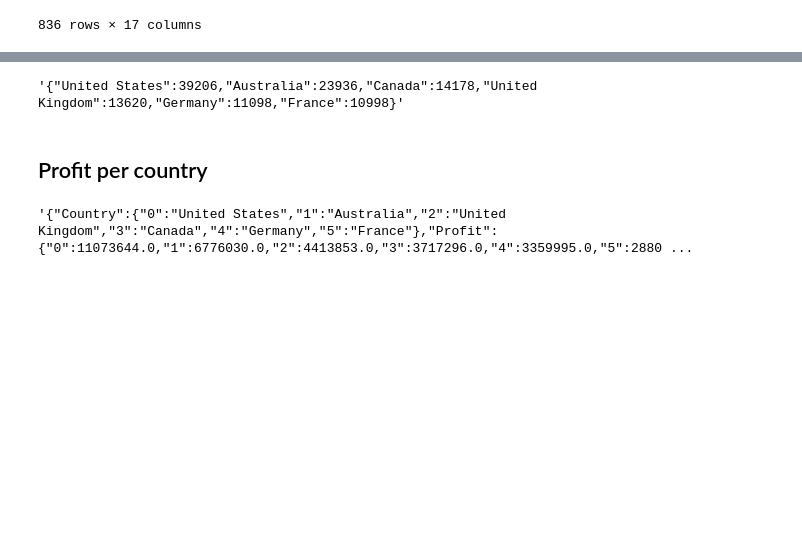
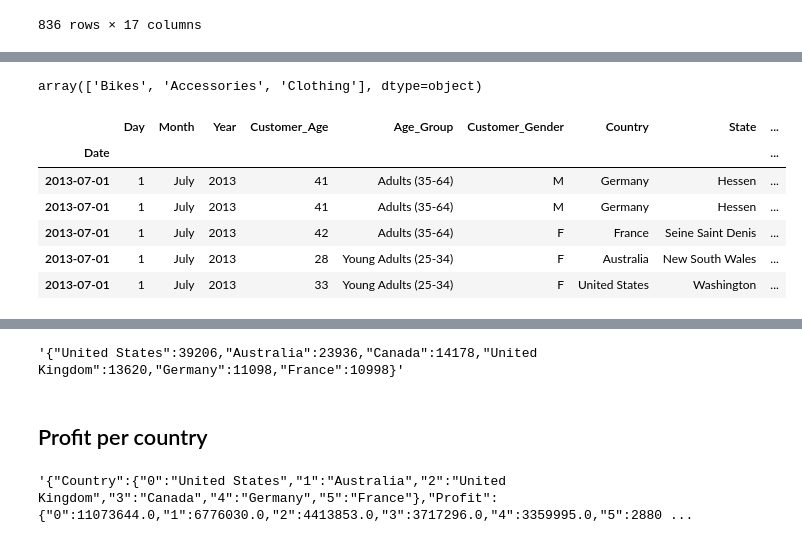
Before and after one commit to ponagr/ai_engineering_pontus_agren_grundstrom, a Jupyter notebook: code-alongs/fastapi/eda.ipynb, the cells around one changed output, grey strips where cells are left out. Drawn from its saved outputs; the diff is of its cells as text; code cells hidden in the pictures; blank space fills up the shorter version.

```diff
--- a/code-alongs/fastapi/eda.ipynb
+++ b/code-alongs/fastapi/eda.ipynb
@@ -64,0 +105,14 @@ df.loc["2014-01-20": "2014-01-25"]
+# %%
+df["Product_Category"].unique()
+# %% [output]
+array(['Bikes', 'Accessories', 'Clothing'], dtype=object)
+# %%
+df.query("Product_Category == 'Accessories'").head()
+# %% [output]
+|  | Day | Month | Year | Customer_Age | Age_Group | Customer_Gender | Country | State | ... |
+| Date |  |  |  |  |  |  |  |  | ... |
+| 2013-07-01 | 1 | July | 2013 | 41 | Adults (35-64) | M | Germany | Hessen | ... |
+| 2013-07-01 | 1 | July | 2013 | 41 | Adults (35-64) | M | Germany | Hessen | ... |
+| 2013-07-01 | 1 | July | 2013 | 42 | Adults (35-64) | F | France | Seine Saint Denis | ... |
+| 2013-07-01 | 1 | July | 2013 | 28 | Young Adults (25-34) | F | Australia | New South Wales | ... |
+| 2013-07-01 | 1 | July | 2013 | 33 | Young Adults (25-34) | F | United States | Washington | ... |
```
Also changed, not shown: parts of 8 cells of this notebook.
